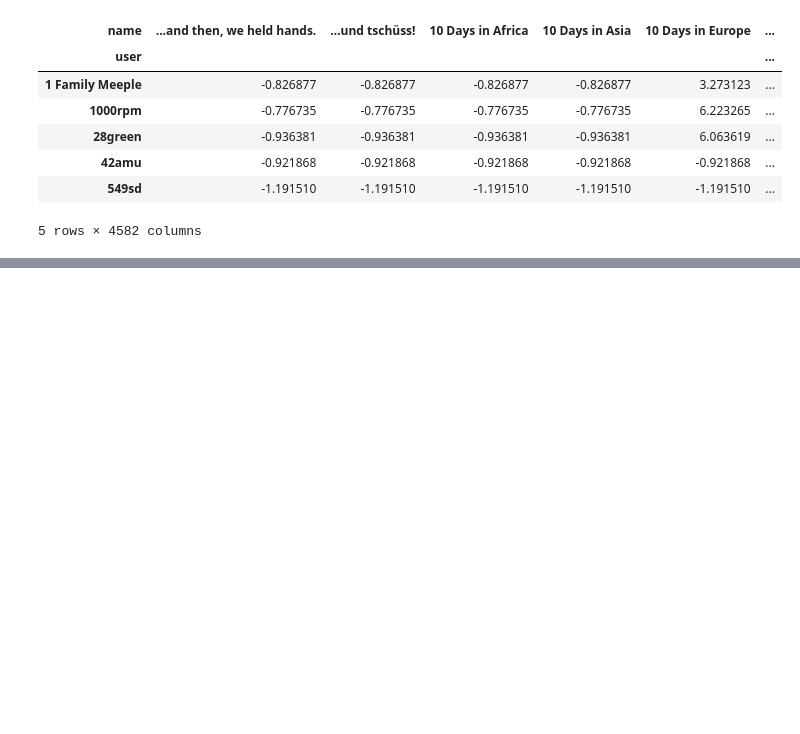
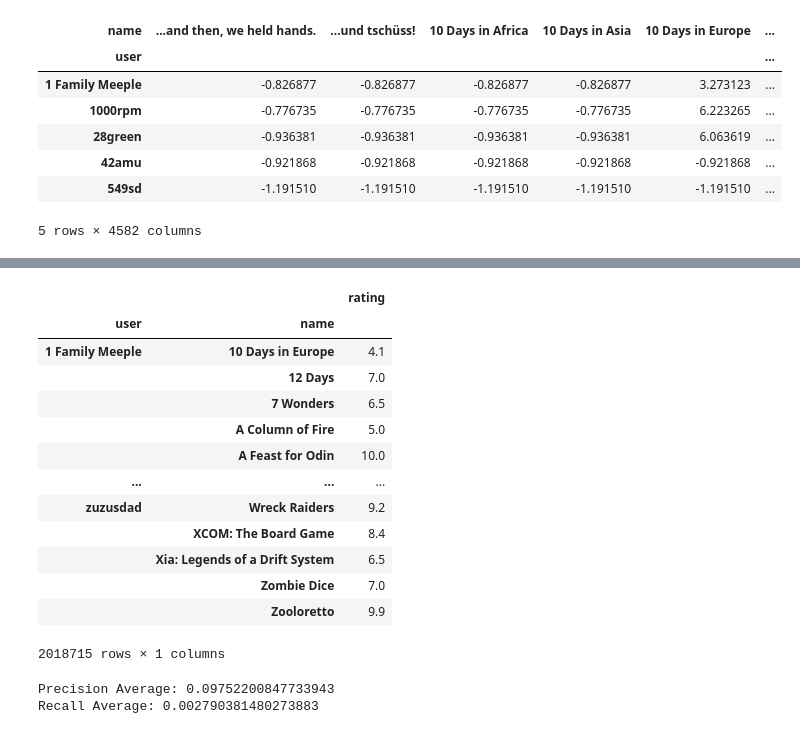
Before and after one commit to Kopzzz/Board-Game-RecCommu, a Jupyter notebook: code/5_Model-Based.ipynb, the cells around one changed output, grey strips where cells are left out. Cells and saved outputs as stored; diff of their text form; code cells hidden in the pictures; blank space fills up the shorter version.

```diff
--- a/code/5_Model-Based.ipynb
+++ b/code/5_Model-Based.ipynb
@@ -88,0 +79,22 @@ Recommended games for user 1 Family Meeple:
+# %%
+df_rv_rate = df_rv.set_index('user').copy()
+df_rv_rate = df_rv_rate.groupby(['user', 'name']).mean()
+
+all_users = list(df_rv_rate.index.get_level_values('user').unique())
+df_users = df_rv_rate[df_rv_rate.index.get_level_values('user').isin(all_users)].copy()
+df_users
+# %% [output]
+|  |  | rating |
+| user | name |  |
+| 1 Family Meeple | 10 Days in Europe | 4.1 |
+|  | 12 Days | 7.0 |
+|  | 7 Wonders | 6.5 |
+|  | A Column of Fire | 5.0 |
+|  | A Feast for Odin | 10.0 |
+| ... | ... | ... |
+| zuzusdad | Wreck Raiders | 9.2 |
+|  | XCOM: The Board Game | 8.4 |
+|  | Xia: Legends of a Drift System | 6.5 |
+|  | Zombie Dice | 7.0 |
+|  | Zooloretto | 9.9 |
+2018715 rows × 1 columns
@@ -88,0 +105,55 @@ Recommended games for user 1 Family Meeple:
+# %%
+df_eval = pd.DataFrame()
+
+for user_index in range(len(all_users)):
+  # dataframe of favourite games
+  user = R_demeaned.index[user_index]
+  df_user = df_users.loc[user]
+  avg = df_user['rating'].mean()
+  df_fav = df_user[df_user['rating'] >= avg]
+
+  # Use the latent features to recommend games to a user
+  user_latent_features = latent_features[user_index, :]
+
+  # Calculate the dot product between the user's latent features and all latent features
+  similarity = latent_features.dot(user_latent_features)
+
+  # Sort the games by similarity and recommend the most similar games
+  most_similar_games = R_demeaned.columns[similarity.argsort()[::-1]].to_list()
+
+  # top 10 similar games
+  df_sim = most_similar_games[:10]
+
+  # create lists to store the true and predicted labels
+  true_labels = []
+  pred_labels = []
+
+  for game in df_sim:
+    # if the recommendation is in the user's preferred games, it is a true positive
+    if game in df_fav.index:
+      true_labels.append(1)
+      pred_labels.append(1)
+    # if the recommendation is not in the user's preferred games, it is a false positive
+    else:
+      true_labels.append(0)
+      pred_labels.append(1)
+
+  # for each game in the user's preferred games, check if it was recommended
+  for game,rate in df_fav.itertuples():
+    if game not in df_sim:
+      true_labels.append(1)
+      pred_labels.append(0)
+
+  # calculate precision and recall
+  precision, recall, _, _ = precision_recall_fscore_support(y_true=true_labels, y_pred=pred_labels, average='binary')
+
+  # dataframe evaluate
+  df_eval[user] = {'precision': f'{precision:.2f}', 'recall': f'{recall:.4f}'}
+
+df_eval = df_eval.T
+
+print("Precision Average:",pd.to_numeric(df_eval['precision']).mean())
+print("Recall Average:",pd.to_numeric(df_eval['recall']).mean())
+# %% [output]
+Precision Average: 0.09752200847733943
+Recall Average: 0.002790381480273883
```
Also changed, not shown: parts of 5 cells of this notebook.
